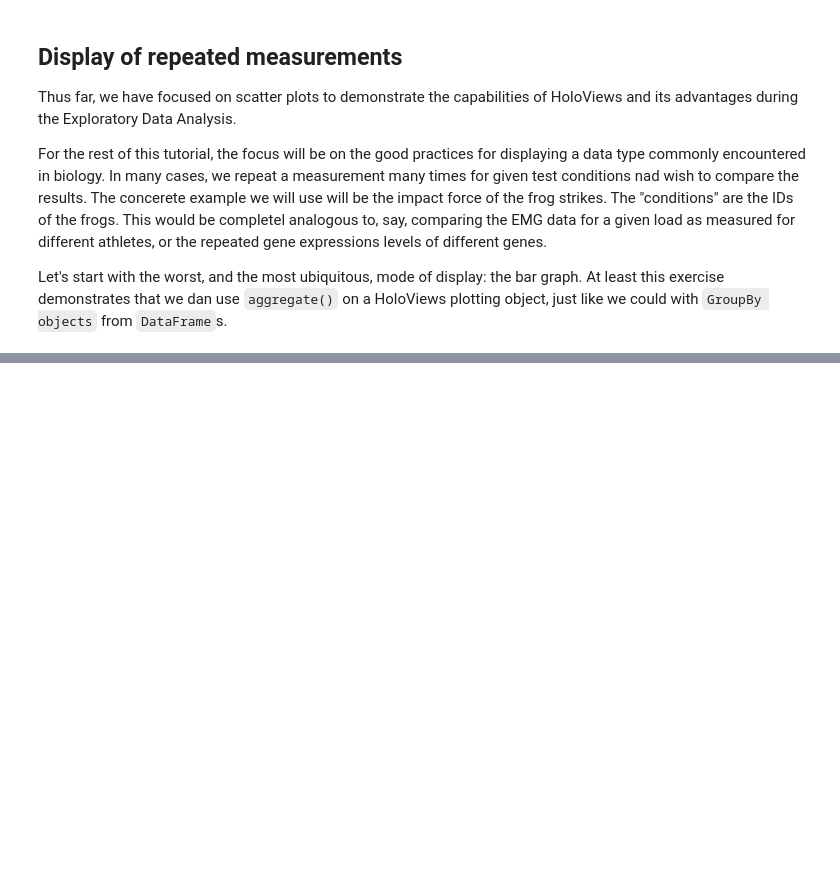
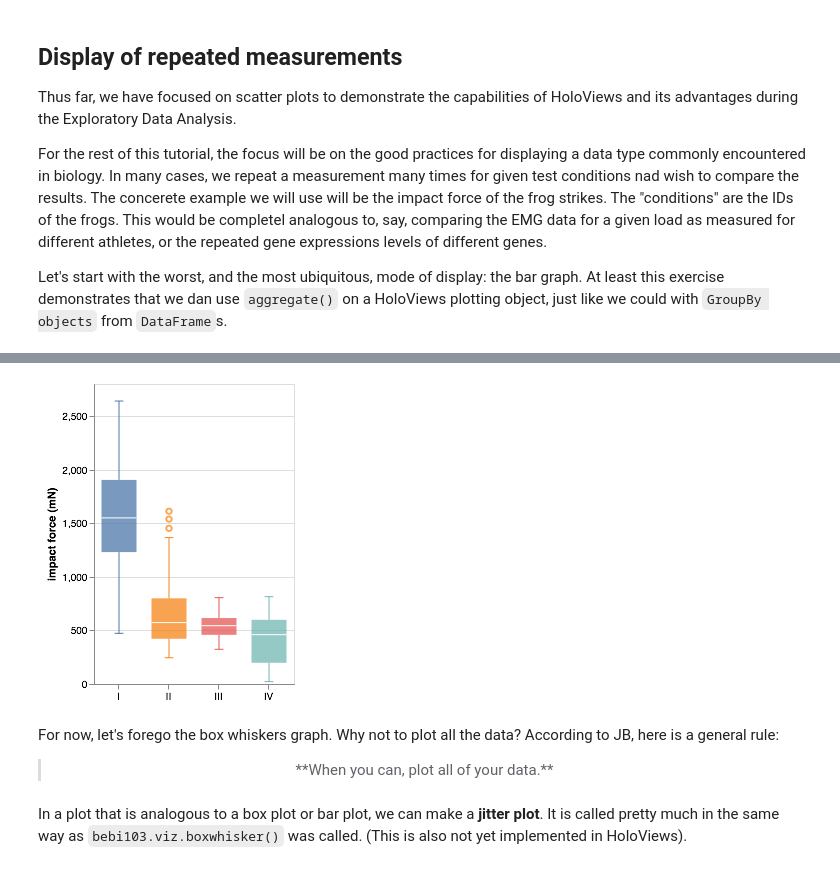
Before and after one commit to MiroGasparek/DataAnalysis_intro, a Jupyter notebook: t2b_exploratory_data_analysis.ipynb, the cells around one changed output, grey strips where cells are left out. Cells and saved outputs as stored; diff of their text form; code cells hidden in the pictures; blank space fills up the shorter version.

```diff
--- a/t2b_exploratory_data_analysis.ipynb
+++ b/t2b_exploratory_data_analysis.ipynb
@@ -442,0 +463,19 @@ bars
+# %%
+altcat.catplot(data=df,
+               encoding=dict(x=alt.X('ID:N', title=None),
+                             y='impact force (mN):Q',
+                             color=alt.Color('ID:N', legend=None)),
+               transform='box'
+              ).configure_bar(
+                    fillOpacity=0.75
+              ).configure_axisX(
+                  labelAngle=0,
+              )
+# %% [output]
+[figure, added]
+# %% [markdown]
+For now, let's forego the box whiskers graph. Why not to plot all the data? According to JB, here is a general rule:
+
+> <center> **When you can, plot all of your data.** </center>
+# %% [markdown]
+In a plot that is analogous to a box plot or bar plot, we can make a **jitter plot**. It is called pretty much in the same way as `bebi103.viz.boxwhisker()` was called. (This is also not yet implemented in HoloViews).
```
Also changed, not shown: parts of 9 cells of this notebook, 2 other files.
